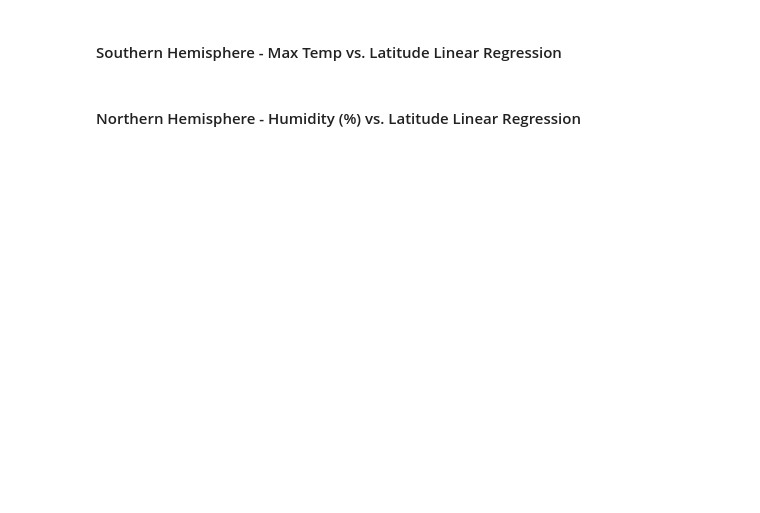
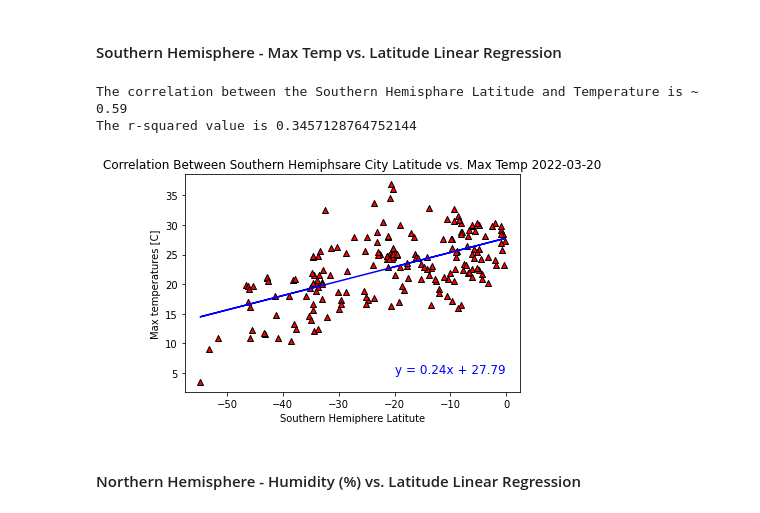
Before and after one commit to jsacharz/python-api-challenge, a Jupyter notebook: starter_code/WeatherPy.ipynb, the cells around one changed output. Drawn from its saved outputs; the diff is of its cells as text; code cells hidden in the pictures; blank space fills up the shorter version.

```diff
--- a/starter_code/WeatherPy.ipynb
+++ b/starter_code/WeatherPy.ipynb
@@ -269,4 +310,27 @@ NameError: name 'north_hemi_df' is not defined
 # %% [markdown]
 ####  Southern Hemisphere - Max Temp vs. Latitude Linear Regression
+# %%
+x_value = south_hemi_df['Latitude']
+y_value = south_hemi_df['Max Temp']
+
+##Correlation coefficient
+corr_coeff = st.pearsonr(x_value, y_value)
+
+(slope, intercept, rvalue, pvalue, stderr) = linregress(x_value, y_value)
+regress_values = x_value * slope + intercept
+reg_line_equation = "y = " + str(round(slope,2)) + "x + " + str(round(intercept,2))
+plt.scatter(x_value, y_value, marker="^", color = "red", edgecolors = "black")
+plt.plot(x_value, regress_values,"b")
+plt.annotate(reg_line_equation,(-20,5),fontsize = 12,color = "blue")
+plt.xlabel("Southern Hemiphere Latitute")
+plt.ylabel("Max temperatures [C]")
+plt.title(f"Correlation Between Southern Hemiphsare City Latitude vs. Max Temp {today}")
+
+print(f'The correlation between the Southern Hemisphare Latitude and Temperature is ~ {round(corr_coeff[0],2)}')
+print(f'The r-squared value is {rvalue**2}')
+# %% [output]
+The correlation between the Southern Hemisphare Latitude and Temperature is ~ 0.59
+The r-squared value is 0.3457128764752144
+[figure, added]
 # %% [markdown]
 ####  Northern Hemisphere - Humidity (%) vs. Latitude Linear Regression
```
Also changed, not shown: parts of 20 cells of this notebook, 13 other files.
